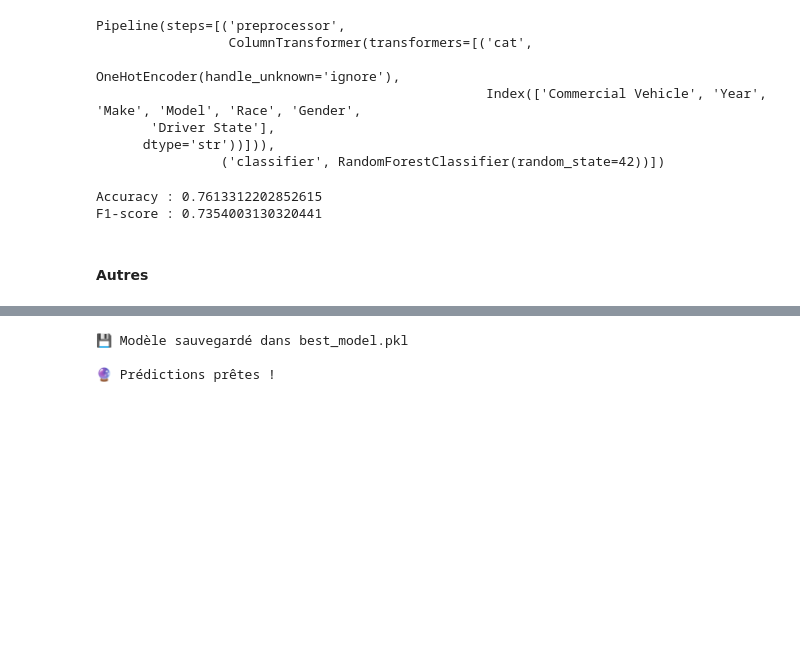
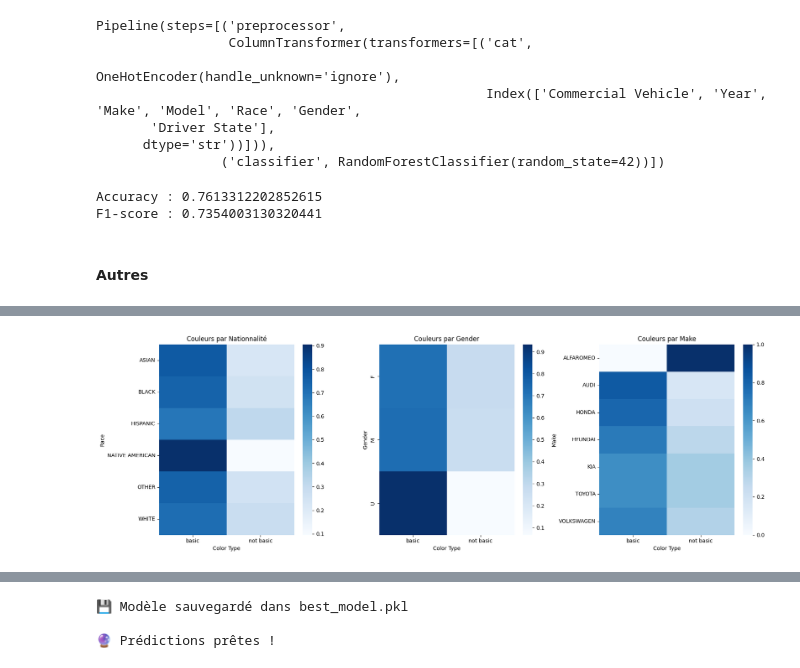
Before and after one commit to Melanie-Gomis/Marathon_du_web_couleurs_automobiles, a Jupyter notebook: Prediction.ipynb, the cells around one changed output, grey strips where cells are left out. Saved outputs shown, nothing was run; the diff lists cells and outputs as text; code cells hidden in the pictures; blank space fills up the shorter version.

```diff
--- a/Prediction.ipynb
+++ b/Prediction.ipynb
@@ -1254,0 +1134,32 @@ plt.show()
+# %%
+# -----------------------------
+# TABLES
+# -----------------------------
+table_race = pd.crosstab(choix["Race"], choix["Color Type"], normalize="index")
+table_gender = pd.crosstab(choix["Gender"], choix["Color Type"], normalize="index")
+table_make = pd.crosstab(choix["Make"], choix["Color Type"], normalize="index")
+
+# -----------------------------
+# PLOT
+# -----------------------------
+fig, axes = plt.subplots(1, 3, figsize=(18,6))
+
+# 🔹 Race
+sns.heatmap(table_race, cmap="Blues", ax=axes[0])
+axes[0].set_title("Couleurs par Nationnalité")
+
+# 🔹 Gender
+sns.heatmap(table_gender, cmap="Blues", ax=axes[1])
+axes[1].set_title("Couleurs par Gender")
+
+# 🔹 Make
+sns.heatmap(table_make, cmap="Blues", ax=axes[2])
+axes[2].set_title("Couleurs par Make")
+
+# -----------------------------
+# STYLE GLOBAL
+# -----------------------------
+plt.tight_layout()
+plt.show()
+# %% [output]
+[figure, added]
```
Also changed, not shown: parts of 28 cells of this notebook, 8 other files.
